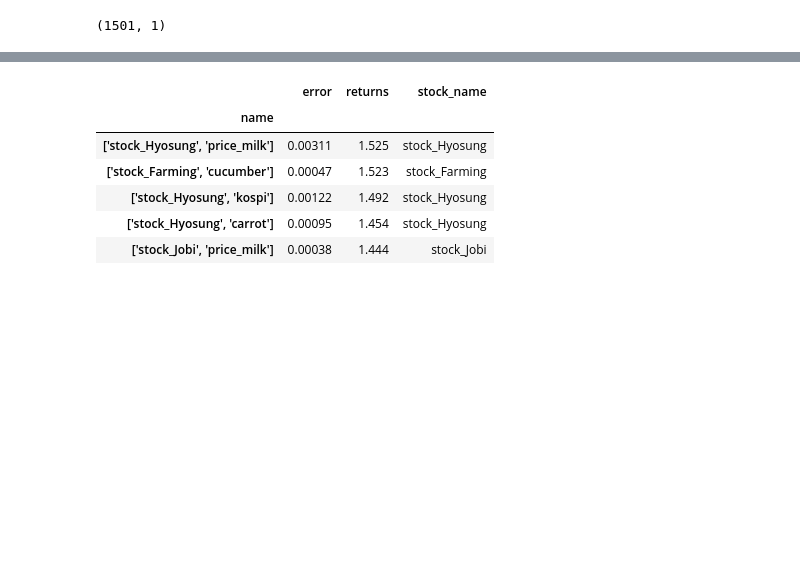
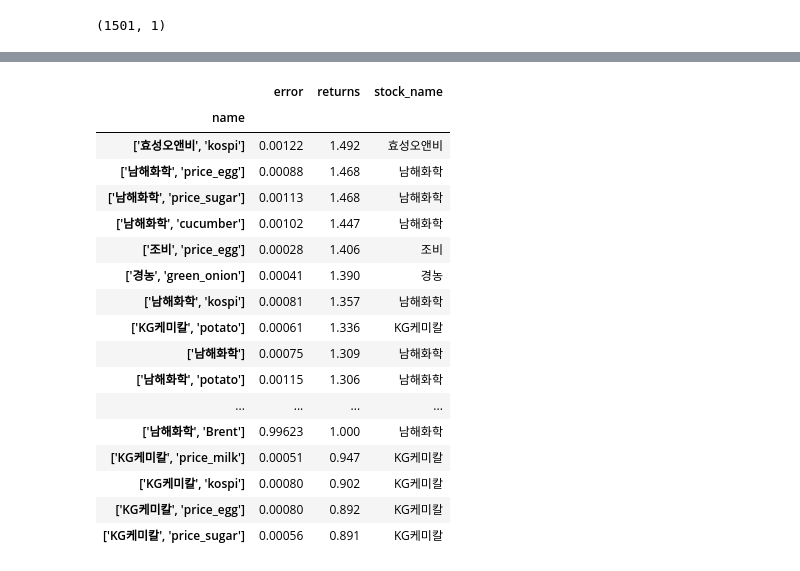
Before and after one commit to sunnight9507/BitAcademy, a Jupyter notebook: Project/Data_to_database.ipynb, the cells around one changed output, grey strips where cells are left out. Cells and saved outputs as stored; diff of their text form; code cells hidden in the pictures; blank space fills up the shorter version.

```diff
--- a/Project/Data_to_database.ipynb
+++ b/Project/Data_to_database.ipynb
@@ -348,16 +348,27 @@ np.prod(returns[-65:-1])
 # %%
 # returns_lst = pd.DataFrame(columns = ['name','error','returns','stock_name']).set_index('name')
-returns_lst = pd.read_csv('returns_lst.csv', encoding='cp949').set_index('name')
+returns_lst = pd.read_csv('returns_lst.csv').set_index('name')
 
-returns_lst.head()
+returns_lst
 # %% [output]
 |  | error | returns | stock_name |
 | name |  |  |  |
-| ['stock_Hyosung', 'price_milk'] | 0.00311 | 1.525 | stock_Hyosung |
-| ['stock_Farming', 'cucumber'] | 0.00047 | 1.523 | stock_Farming |
-| ['stock_Hyosung', 'kospi'] | 0.00122 | 1.492 | stock_Hyosung |
-| ['stock_Hyosung', 'carrot'] | 0.00095 | 1.454 | stock_Hyosung |
-| ['stock_Jobi', 'price_milk'] | 0.00038 | 1.444 | stock_Jobi |
+| ['효성오앤비', 'kospi'] | 0.00122 | 1.492 | 효성오앤비 |
+| ['남해화학', 'price_egg'] | 0.00088 | 1.468 | 남해화학 |
+| ['남해화학', 'price_sugar'] | 0.00113 | 1.468 | 남해화학 |
+| ['남해화학', 'cucumber'] | 0.00102 | 1.447 | 남해화학 |
+| ['조비', 'price_egg'] | 0.00028 | 1.406 | 조비 |
+| ['경농', 'green_onion'] | 0.00041 | 1.390 | 경농 |
+| ['남해화학', 'kospi'] | 0.00081 | 1.357 | 남해화학 |
+| ['KG케미칼', 'potato'] | 0.00061 | 1.336 | KG케미칼 |
+| ['남해화학'] | 0.00075 | 1.309 | 남해화학 |
+| ['남해화학', 'potato'] | 0.00115 | 1.306 | 남해화학 |
+| ... | ... | ... | ... |
+| ['남해화학', 'Brent'] | 0.99623 | 1.000 | 남해화학 |
+| ['KG케미칼', 'price_milk'] | 0.00051 | 0.947 | KG케미칼 |
+| ['KG케미칼', 'kospi'] | 0.00080 | 0.902 | KG케미칼 |
+| ['KG케미칼', 'price_egg'] | 0.00080 | 0.892 | KG케미칼 |
+| ['KG케미칼', 'price_sugar'] | 0.00056 | 0.891 | KG케미칼 |
 # %%
 result = model.evaluate(x=np.expand_dims(x_test_scaled, axis=0),
                         y=np.expand_dims(y_test_scaled, axis=0))
```
Also changed, not shown: parts of 14 cells of this notebook, 1 other file.
